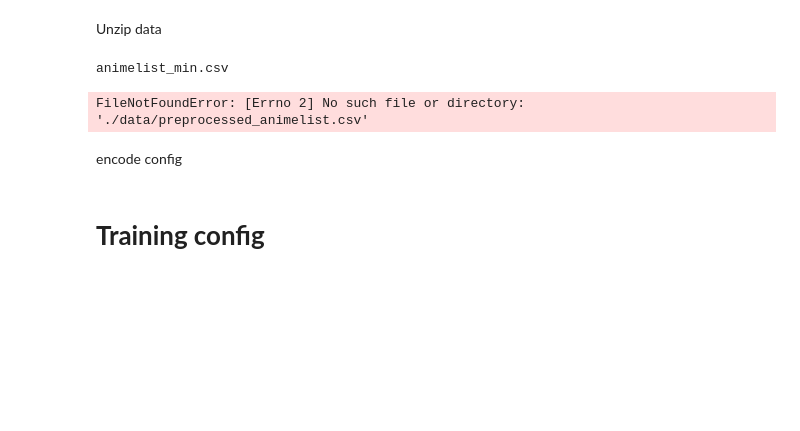
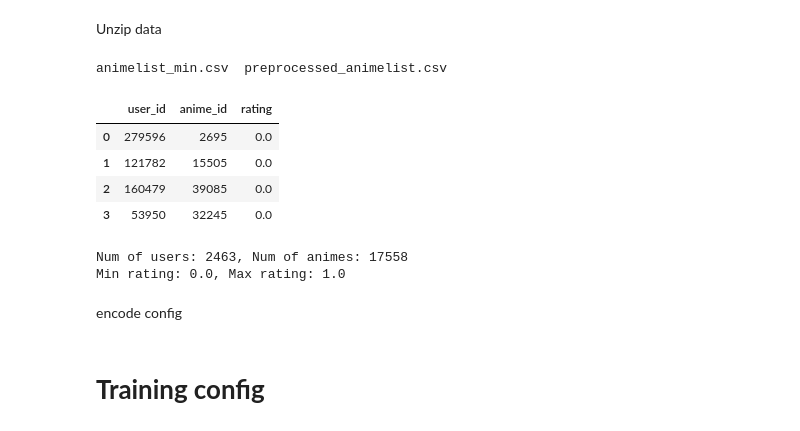
Before and after one commit to ycc789741ycc/anime-recommender-system, a Jupyter notebook: scripts/main.ipynb, the cells around one changed output. Drawn from its saved outputs; the diff is of its cells as text; code cells hidden in the pictures; blank space fills up the shorter version.

```diff
--- a/scripts/main.ipynb
+++ b/scripts/main.ipynb
@@ -153,21 +156,31 @@ Unzip data
 # %%
 INPUT_DIR = './data'
 !ls {INPUT_DIR}
 
 import numpy as np
 import pandas as pd
 
-rating_df_iter = pd.read_csv(INPUT_DIR + '/preprocessed_animelist.csv',
+# rating_df_iter = pd.read_csv(INPUT_DIR + '/preprocessed_animelist.csv',
+#                         low_memory=False,
+#                         usecols=["user_id", "anime_id", "rating"],
+#                         chunksize=10000
+#                         )
+
+# rating_df = pd.concat(rating_df_iter)
+
+rating_df = pd.read_csv(INPUT_DIR + '/preprocessed_animelist.csv',
                         low_memory=False,
-                        usecols=["user_id", "anime_id", "rating"],
-                        chunksize=10000
+                        usecols=["user_id", "anime_id", "rating"]
                         )
 
-rating_df = pd.concat(rating_df_iter)
 rating_df.head(4)
 # %% [output]
-animelist_min.csv
+animelist_min.csv  preprocessed_animelist.csv
-FileNotFoundError: [Errno 2] No such file or directory: './data/preprocessed_animelist.csv'
+|  | user_id | anime_id | rating |
+| 0 | 279596 | 2695 | 0.0 |
+| 1 | 121782 | 15505 | 0.0 |
+| 2 | 160479 | 39085 | 0.0 |
+| 3 | 53950 | 32245 | 0.0 |
 # %%
 # Encoding categorical data
 user_ids = rating_df["user_id"].unique().tolist()
@@ -186,6 +199,9 @@ field_dims = [n_users, n_animes]
 
 print("Num of users: {}, Num of animes: {}".format(n_users, n_animes))
 print("Min rating: {}, Max rating: {}".format(min(rating_df['rating']), max(rating_df['rating'])))
+# %% [output]
+Num of users: 2463, Num of animes: 17558
+Min rating: 0.0, Max rating: 1.0
 # %%
 df_x = rating_df[['user', 'anime']].copy(deep=False)
 df_y = rating_df[["rating"]].copy(deep=False)
```
Also changed, not shown: parts of 7 cells of this notebook.
